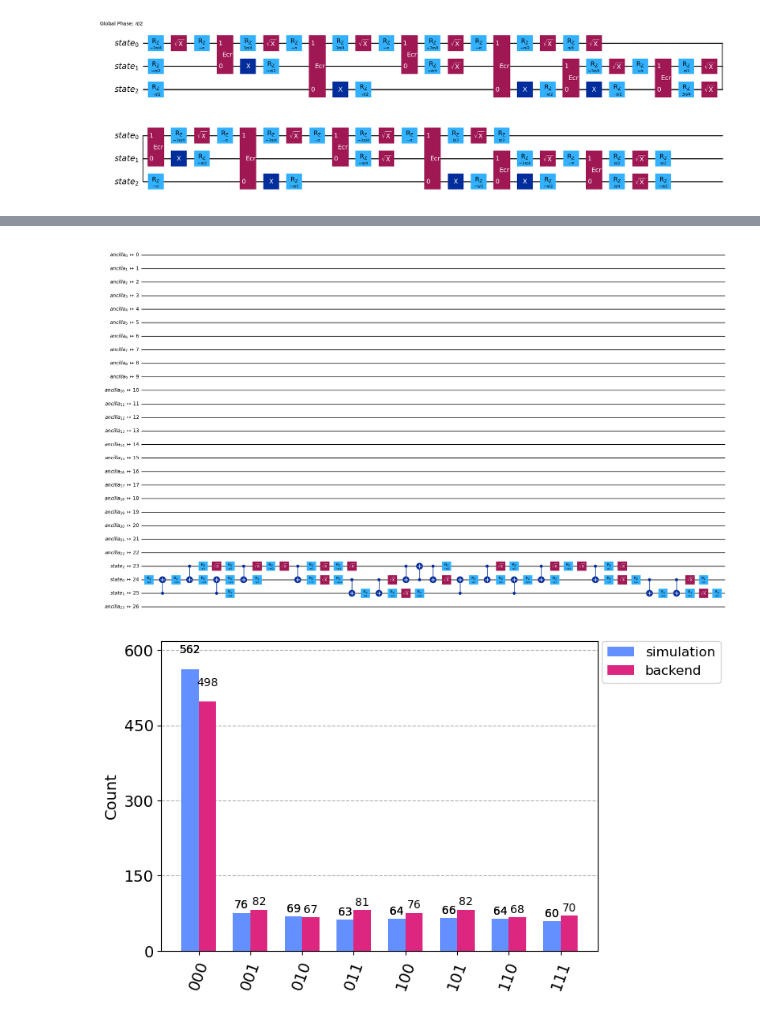
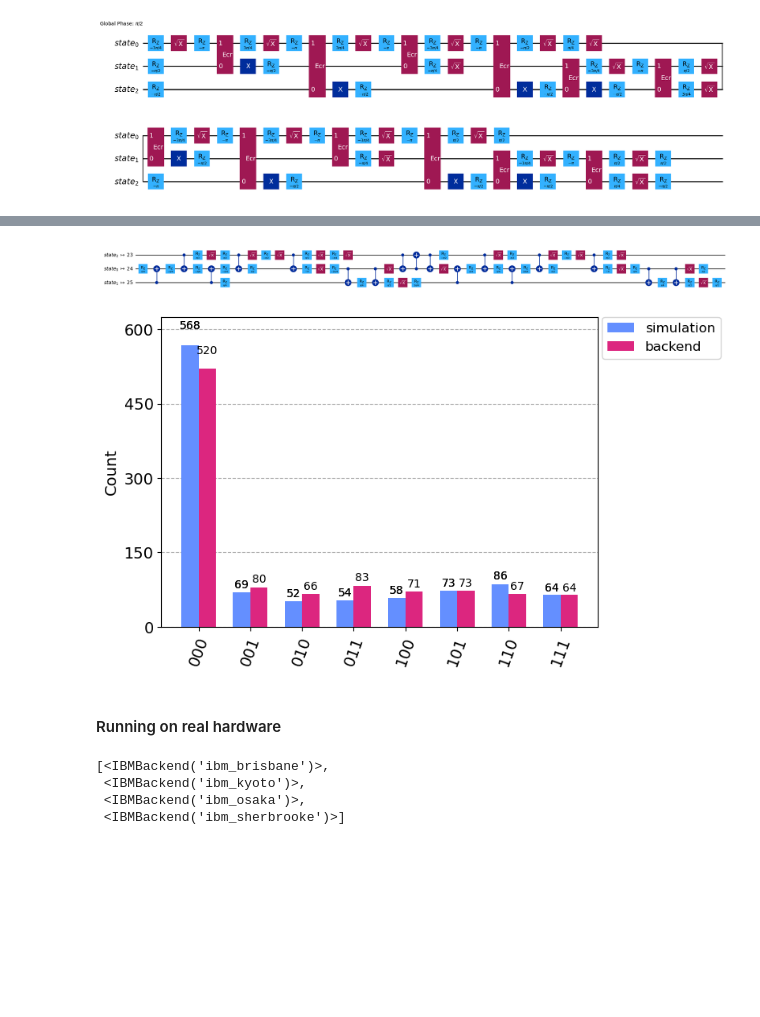
Before and after one commit to ritajitmajumdar1/Teaching, a Jupyter notebook: DRDO.ipynb, the cells around one changed output, grey strips where cells are left out. Drawn from its saved outputs; the diff is of its cells as text; code cells hidden in the pictures; blank space fills up the shorter version.

Commit message:
(docs): Update examples of real hardware execution

```diff
--- a/DRDO.ipynb
+++ b/DRDO.ipynb
@@ -160,7 +169,7 @@ Let us now add this gate on some other quantum circuit
 # %%
 circ = QuantumCircuit(3)
 circ.x(1)
-#circ.x(0)
+circ.x(0)
 circ.compose(qc_ctrl, qubits=[0,1,2], inplace=True)
 circ.measure_all()
 circ.draw('mpl')
@@ -411,9 +389,9 @@ swap_isa_circuit.draw('mpl', fold=-1)
 pm = generate_preset_pass_manager(optimization_level=3, backend=backend)
 isa_circuit = pm.run(example_circuit)
 # %%
-isa_circuit.draw('mpl', fold=-1)
+isa_circuit.draw('mpl', fold=-1, idle_wires=False)
 # %% [output]
-[figure, old version]
+[figure, new version]
 # %%
 isa_circuit.measure_active()
 # %%
@@ -429,4 +407,6 @@ counts = job.result()[0].data.measure.get_counts()
 # %%
 plot_histogram([sim_counts, counts], legend=['simulation', 'backend'])
 # %% [output]
-[figure, old version]
+[figure, new version]
+# %% [markdown]
+#### Running on real hardware
@@ -432,0 +416,7 @@ plot_histogram([sim_counts, counts], legend=['simulation', 'backend'])
+# %%
+service.backends()
+# %% [output]
+[<IBMBackend('ibm_brisbane')>,
+ <IBMBackend('ibm_kyoto')>,
+ <IBMBackend('ibm_osaka')>,
+ <IBMBackend('ibm_sherbrooke')>]
```
Also changed, not shown: parts of 36 cells of this notebook.
